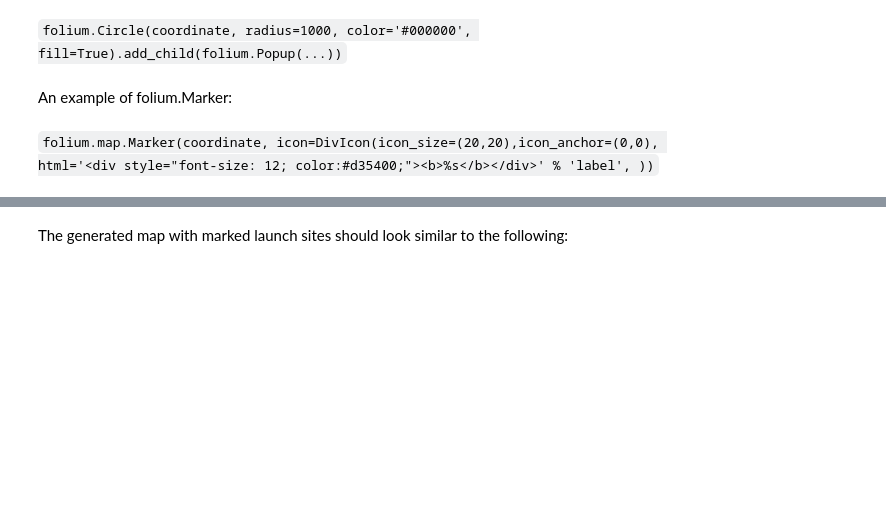
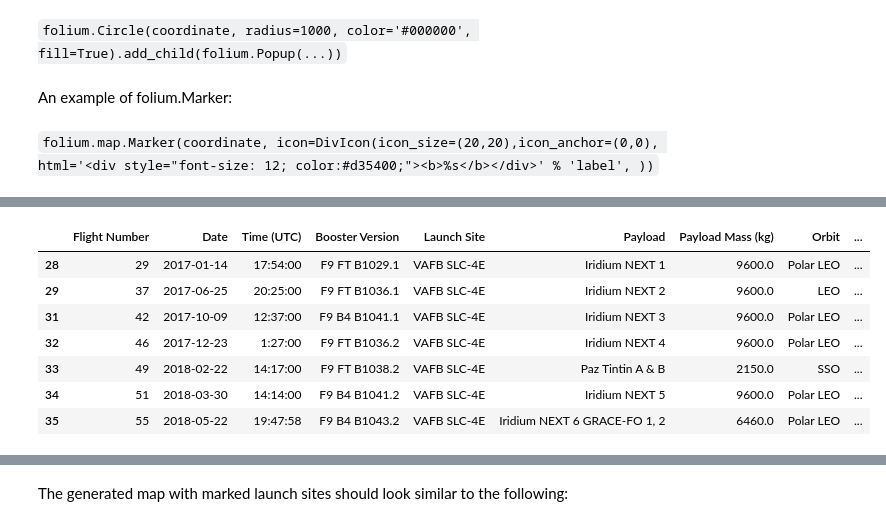
Before and after one commit to bobthebaka/DS-Capstone, a Jupyter notebook: lab_jupyter_launch_site_location.ipynb, the cells around one changed output, grey strips where cells are left out. Cells and saved outputs as stored; diff of their text form; code cells hidden in the pictures; blank space fills up the shorter version.

```diff
--- a/lab_jupyter_launch_site_location.ipynb
+++ b/lab_jupyter_launch_site_location.ipynb
@@ -61,6 +61,7 @@ spacex_df=pd.read_csv(spacex_csv_file)
 Now, you can take a look at what are the coordinates for each site.
 # %%
 # Select relevant sub-columns: `Launch Site`, `Lat(Latitude)`, `Long(Longitude)`, `class`
+testDF = spacex_df
 spacex_df = spacex_df[['Launch Site', 'Lat', 'Long', 'class']]
 launch_sites_df = spacex_df.groupby(['Launch Site'], as_index=False).first()
 launch_sites_df = launch_sites_df[['Launch Site', 'Lat', 'Long']]
@@ -115,3 +125,18 @@ An example of folium.Marker:
+# %%
+#launch_sites_df.iloc[3,0]
+#launch_sites_df
+#pd.DataFrame(spacex_df[spacex_df['Launch Site'] == 'VAFB SLC-4E'].value_counts('class'))
+testDF[testDF['Launch Site'] == 'VAFB SLC-4E'][ testDF['Payload Mass (kg)'] > 1000]
+#spacex_df.groupby('class')
+# %% [output]
+|  | Flight Number | Date | Time (UTC) | Booster Version | Launch Site | Payload | Payload Mass (kg) | Orbit | ... |
+| 28 | 29 | 2017-01-14 | 17:54:00 | F9 FT B1029.1 | VAFB SLC-4E | Iridium NEXT 1 | 9600.0 | Polar LEO | ... |
+| 29 | 37 | 2017-06-25 | 20:25:00 | F9 FT B1036.1 | VAFB SLC-4E | Iridium NEXT 2 | 9600.0 | LEO | ... |
+| 31 | 42 | 2017-10-09 | 12:37:00 | F9 B4 B1041.1 | VAFB SLC-4E | Iridium NEXT 3 | 9600.0 | Polar LEO | ... |
+| 32 | 46 | 2017-12-23 | 1:27:00 | F9 FT B1036.2 | VAFB SLC-4E | Iridium NEXT 4 | 9600.0 | Polar LEO | ... |
+| 33 | 49 | 2018-02-22 | 14:17:00 | F9 FT B1038.2 | VAFB SLC-4E | Paz Tintin A & B | 2150.0 | SSO | ... |
+| 34 | 51 | 2018-03-30 | 14:14:00 | F9 B4 B1041.2 | VAFB SLC-4E | Iridium NEXT 5 | 9600.0 | Polar LEO | ... |
+| 35 | 55 | 2018-05-22 | 19:47:58 | F9 B4 B1043.2 | VAFB SLC-4E | Iridium NEXT 6 GRACE-FO 1, 2 | 6460.0 | Polar LEO | ... |
 # %%
 # Initial the map
 site_map = folium.Map(location=nasa_coordinate, zoom_start=5)
```
Also changed, not shown: parts of 9 cells of this notebook, 1 other file.
